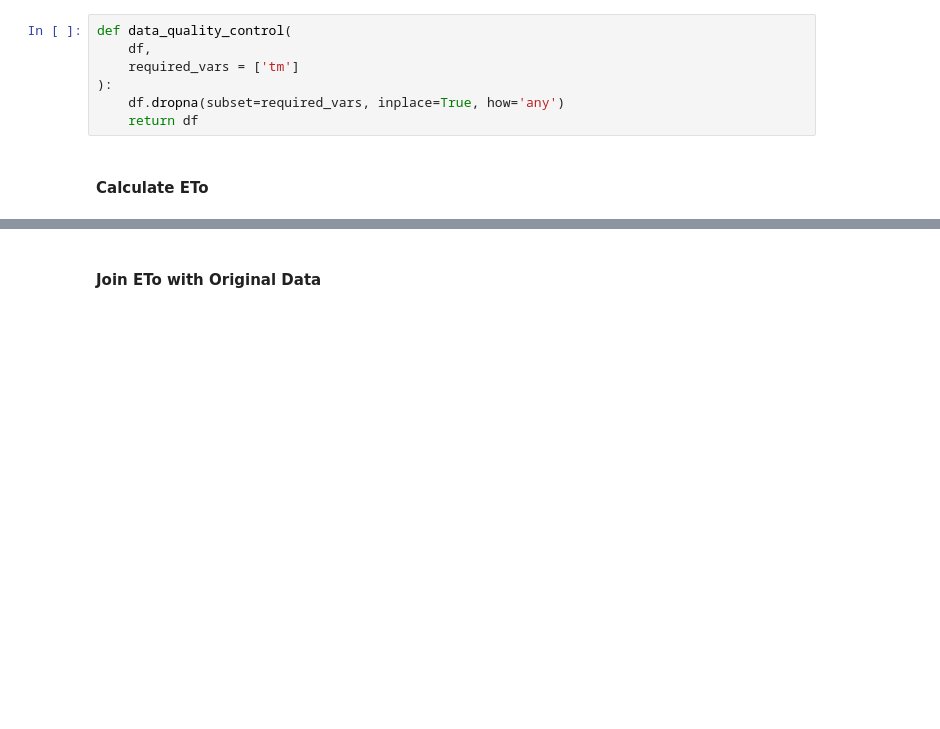
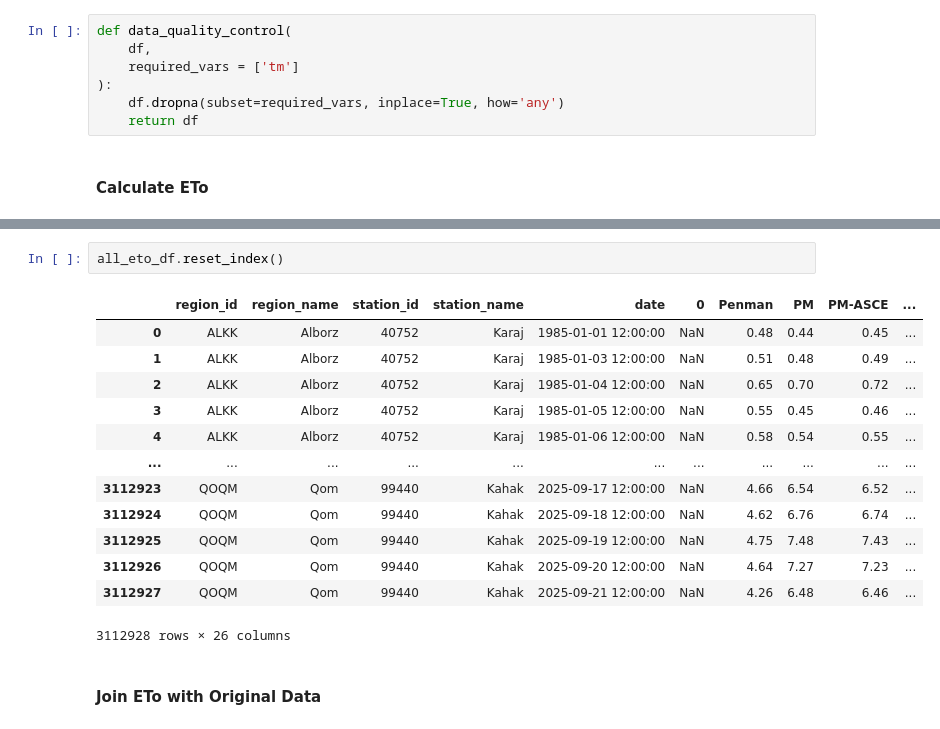
Before and after one commit to shirazialianpooya/panel-data-eto, a Jupyter notebook: src/Python/_03_Calculate_ETo.ipynb, the cells around one changed output, grey strips where cells are left out. Cells and saved outputs as stored; diff of their text form; blank space fills up the shorter version.

```diff
--- a/src/Python/_03_Calculate_ETo.ipynb
+++ b/src/Python/_03_Calculate_ETo.ipynb
@@ -342,2 +360,18 @@ def calculate_eto_thornthwaite(group):
+# %%
+all_eto_df.reset_index()
+# %% [output]
+|  | region_id | region_name | station_id | station_name | date | 0 | Penman | PM | PM-ASCE | ... |
+| 0 | ALKK | Alborz | 40752 | Karaj | 1985-01-01 12:00:00 | NaN | 0.48 | 0.44 | 0.45 | ... |
+| 1 | ALKK | Alborz | 40752 | Karaj | 1985-01-03 12:00:00 | NaN | 0.51 | 0.48 | 0.49 | ... |
+| 2 | ALKK | Alborz | 40752 | Karaj | 1985-01-04 12:00:00 | NaN | 0.65 | 0.70 | 0.72 | ... |
+| 3 | ALKK | Alborz | 40752 | Karaj | 1985-01-05 12:00:00 | NaN | 0.55 | 0.45 | 0.46 | ... |
+| 4 | ALKK | Alborz | 40752 | Karaj | 1985-01-06 12:00:00 | NaN | 0.58 | 0.54 | 0.55 | ... |
+| ... | ... | ... | ... | ... | ... | ... | ... | ... | ... | ... |
+| 3112923 | QOQM | Qom | 99440 | Kahak | 2025-09-17 12:00:00 | NaN | 4.66 | 6.54 | 6.52 | ... |
+| 3112924 | QOQM | Qom | 99440 | Kahak | 2025-09-18 12:00:00 | NaN | 4.62 | 6.76 | 6.74 | ... |
+| 3112925 | QOQM | Qom | 99440 | Kahak | 2025-09-19 12:00:00 | NaN | 4.75 | 7.48 | 7.43 | ... |
+| 3112926 | QOQM | Qom | 99440 | Kahak | 2025-09-20 12:00:00 | NaN | 4.64 | 7.27 | 7.23 | ... |
+| 3112927 | QOQM | Qom | 99440 | Kahak | 2025-09-21 12:00:00 | NaN | 4.26 | 6.48 | 6.46 | ... |
+3112928 rows × 26 columns
 # %% [markdown]
 #### Join ETo with Original Data
```
Also changed, not shown: parts of 14 cells of this notebook, 1 other file.
